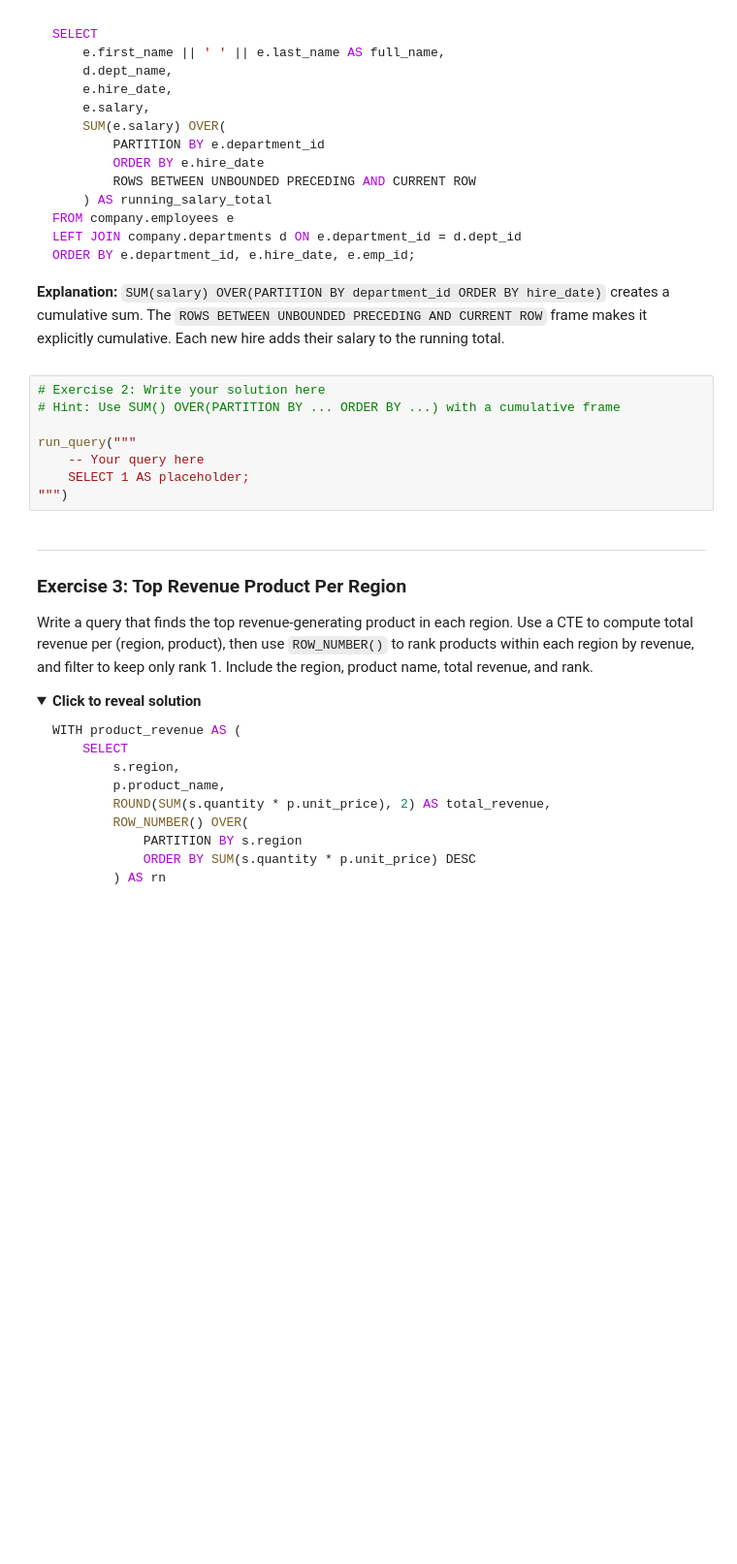
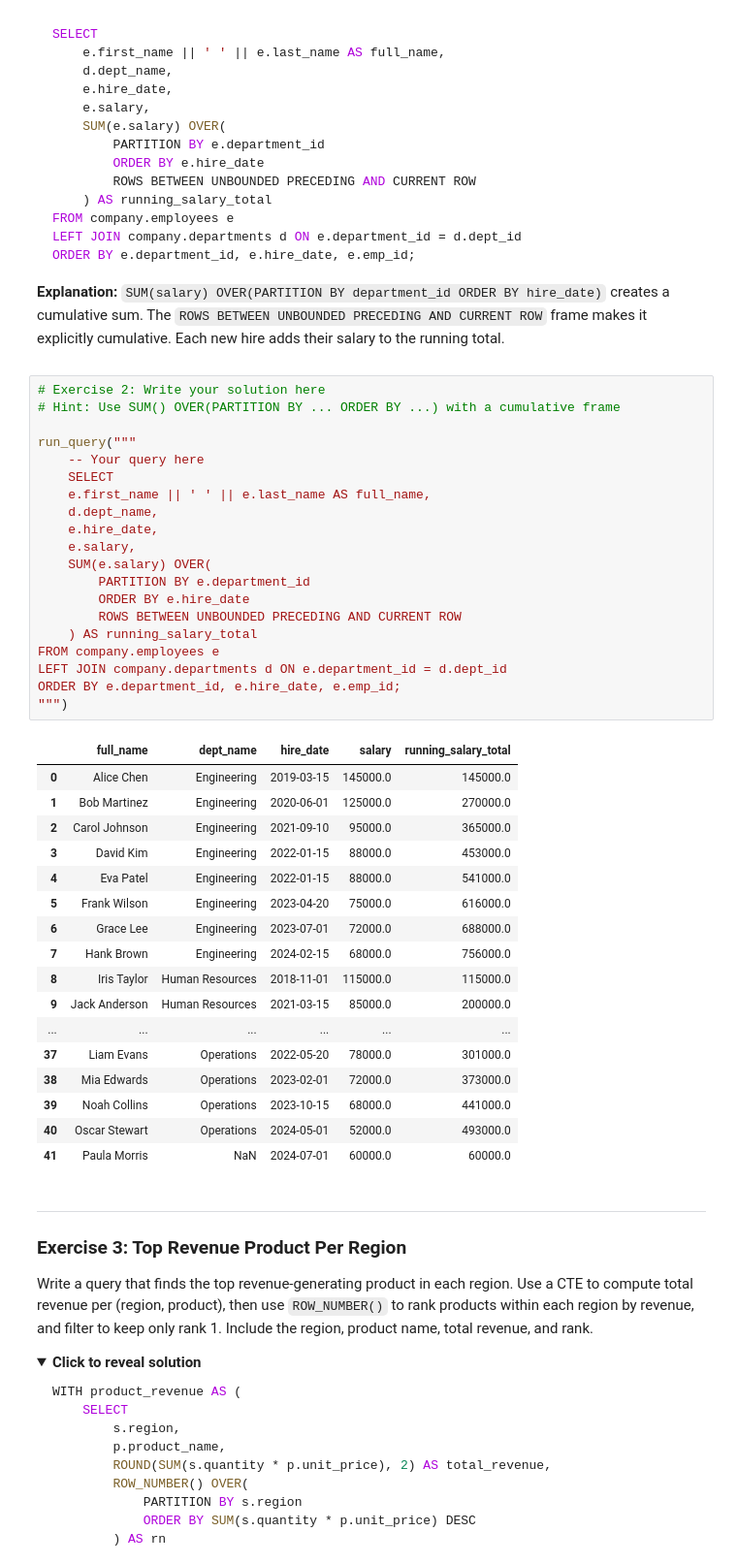
Before and after one commit to rasoulnorouzi/DataEngineeringLLM, a Jupyter notebook: module-02-sql-elt-pipeline/lessons/day4-window-functions/08_window_functions_practice.ipynb, the cells around one changed output. Shown at 97% size. Drawn from its saved outputs; the diff is of its cells as text; folded sections open; blank space fills up the shorter version.

```diff
--- a/module-02-sql-elt-pipeline/lessons/day4-window-functions/08_window_functions_practice.ipynb
+++ b/module-02-sql-elt-pipeline/lessons/day4-window-functions/08_window_functions_practice.ipynb
@@ -504,11 +735,41 @@ ORDER BY e.department_id, e.hire_date, e.emp_id;
 # %%
 # Exercise 2: Write your solution here
 # Hint: Use SUM() OVER(PARTITION BY ... ORDER BY ...) with a cumulative frame
 
 run_query("""
     -- Your query here
-    SELECT 1 AS placeholder;
+    SELECT
+    e.first_name || ' ' || e.last_name AS full_name,
+    d.dept_name,
+    e.hire_date,
+    e.salary,
+    SUM(e.salary) OVER(
+        PARTITION BY e.department_id
+        ORDER BY e.hire_date
+        ROWS BETWEEN UNBOUNDED PRECEDING AND CURRENT ROW
+    ) AS running_salary_total
+FROM company.employees e
+LEFT JOIN company.departments d ON e.department_id = d.dept_id
+ORDER BY e.department_id, e.hire_date, e.emp_id;
 """)
+# %% [output]
+|  | full_name | dept_name | hire_date | salary | running_salary_total |
+| 0 | Alice Chen | Engineering | 2019-03-15 | 145000.0 | 145000.0 |
+| 1 | Bob Martinez | Engineering | 2020-06-01 | 125000.0 | 270000.0 |
+| 2 | Carol Johnson | Engineering | 2021-09-10 | 95000.0 | 365000.0 |
+| 3 | David Kim | Engineering | 2022-01-15 | 88000.0 | 453000.0 |
+| 4 | Eva Patel | Engineering | 2022-01-15 | 88000.0 | 541000.0 |
+| 5 | Frank Wilson | Engineering | 2023-04-20 | 75000.0 | 616000.0 |
+| 6 | Grace Lee | Engineering | 2023-07-01 | 72000.0 | 688000.0 |
+| 7 | Hank Brown | Engineering | 2024-02-15 | 68000.0 | 756000.0 |
+| 8 | Iris Taylor | Human Resources | 2018-11-01 | 115000.0 | 115000.0 |
+| 9 | Jack Anderson | Human Resources | 2021-03-15 | 85000.0 | 200000.0 |
+| ... | ... | ... | ... | ... | ... |
+| 37 | Liam Evans | Operations | 2022-05-20 | 78000.0 | 301000.0 |
+| 38 | Mia Edwards | Operations | 2023-02-01 | 72000.0 | 373000.0 |
+| 39 | Noah Collins | Operations | 2023-10-15 | 68000.0 | 441000.0 |
+| 40 | Oscar Stewart | Operations | 2024-05-01 | 52000.0 | 493000.0 |
+| 41 | Paula Morris | NaN | 2024-07-01 | 60000.0 | 60000.0 |
 # %% [markdown]
 ---
 
```
Also changed, not shown: parts of 18 cells of this notebook.
